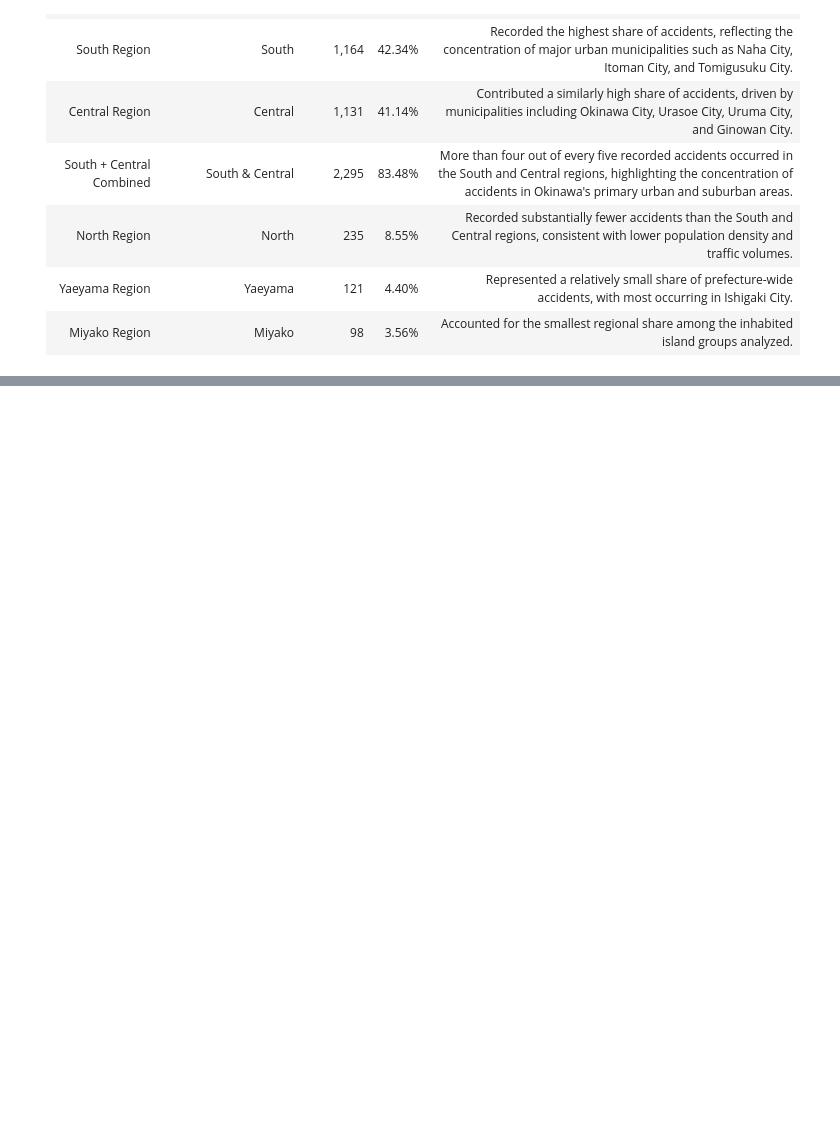
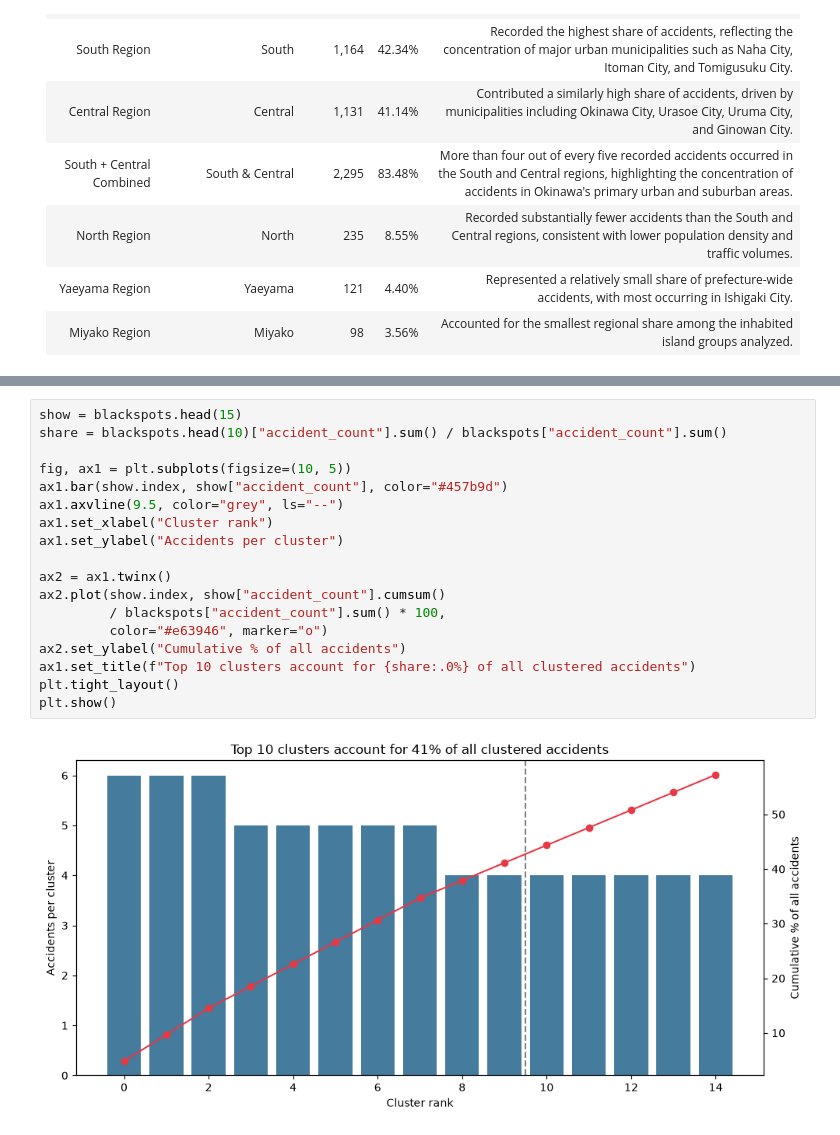
Before and after one commit to OutlierAud/Crash-Boom-Bang, a Jupyter notebook: notebooks/03_spatial_analysis.ipynb, the cells around one changed output, grey strips where cells are left out. Drawn from its saved outputs; the diff is of its cells as text; blank space fills up the shorter version.

```diff
--- a/notebooks/03_spatial_analysis.ipynb
+++ b/notebooks/03_spatial_analysis.ipynb
@@ -474,0 +507,20 @@ Further investigation is recommended to determine whether improvements such as s
+# %%
+show = blackspots.head(15)
+share = blackspots.head(10)["accident_count"].sum() / blackspots["accident_count"].sum()
+
+fig, ax1 = plt.subplots(figsize=(10, 5))
+ax1.bar(show.index, show["accident_count"], color="#457b9d")
+ax1.axvline(9.5, color="grey", ls="--")
+ax1.set_xlabel("Cluster rank")
+ax1.set_ylabel("Accidents per cluster")
+
+ax2 = ax1.twinx()
+ax2.plot(show.index, show["accident_count"].cumsum()
+         / blackspots["accident_count"].sum() * 100,
+         color="#e63946", marker="o")
+ax2.set_ylabel("Cumulative % of all accidents")
+ax1.set_title(f"Top 10 clusters account for {share:.0%} of all clustered accidents")
+plt.tight_layout()
+plt.show()
+# %% [output]
+[figure, added]
```
Also changed, not shown: parts of 14 cells of this notebook, 2 other files.
